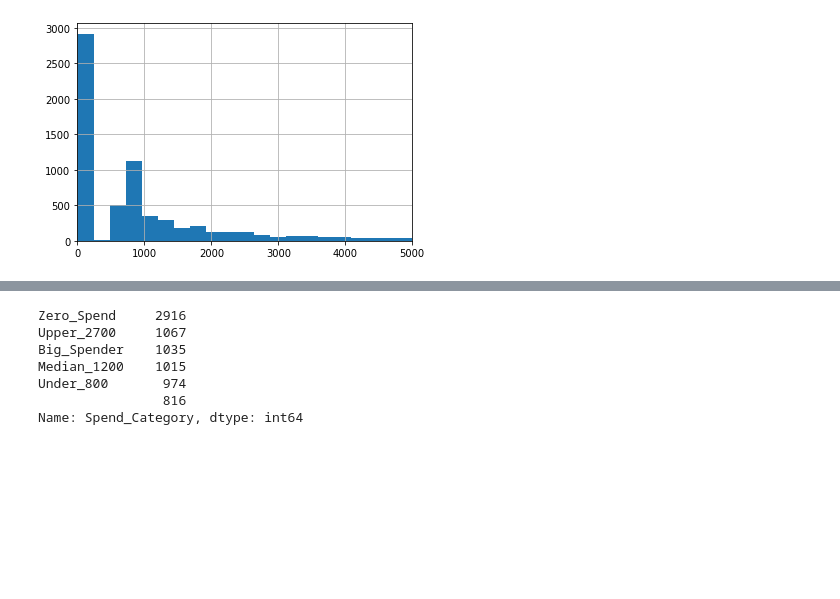
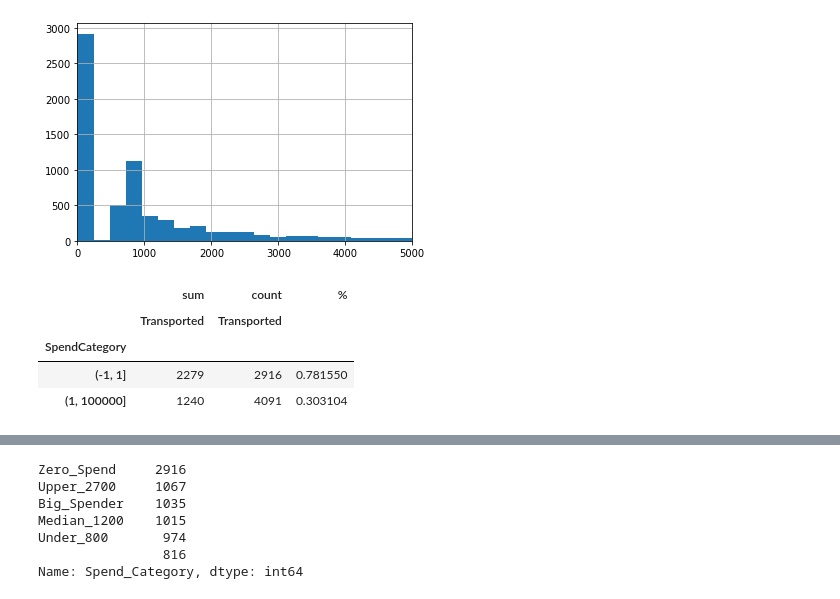
Before and after one commit to PashaIanko/Kaggle.Spaceship-Titanic, a Jupyter notebook: 1_data_exploration.ipynb, the cells around one changed output, grey strips where cells are left out. Saved outputs shown, nothing was run; the diff lists cells and outputs as text; code cells hidden in the pictures; blank space fills up the shorter version.

```diff
--- a/1_data_exploration.ipynb
+++ b/1_data_exploration.ipynb
@@ -1000,3 +994,23 @@ ax.set_xlim(0, 5000)
 # %% [output]
 (0.0, 5000.0)
 [figure]
+# %%
+df_exploration['SpendCategory'] = pd.cut(
+    df_exploration['Total_Spend'],
+    bins=[-1, 1, 100000],
+    duplicates='drop'
+    # labels=[i for i in ran]
+)
+
+prepare_pivot_table(
+    df_=df_exploration,
+    values_=['Transported'],
+    index_=['SpendCategory'],
+    aggfunc_=['sum', 'count']
+)
+# %% [output]
+|  | sum | count | % |
+|  | Transported | Transported |  |
+| SpendCategory |  |  |  |
+| (-1, 1] | 2279 | 2916 | 0.781550 |
+| (1, 100000] | 1240 | 4091 | 0.303104 |
```
Also changed, not shown: parts of 3 cells of this notebook.
